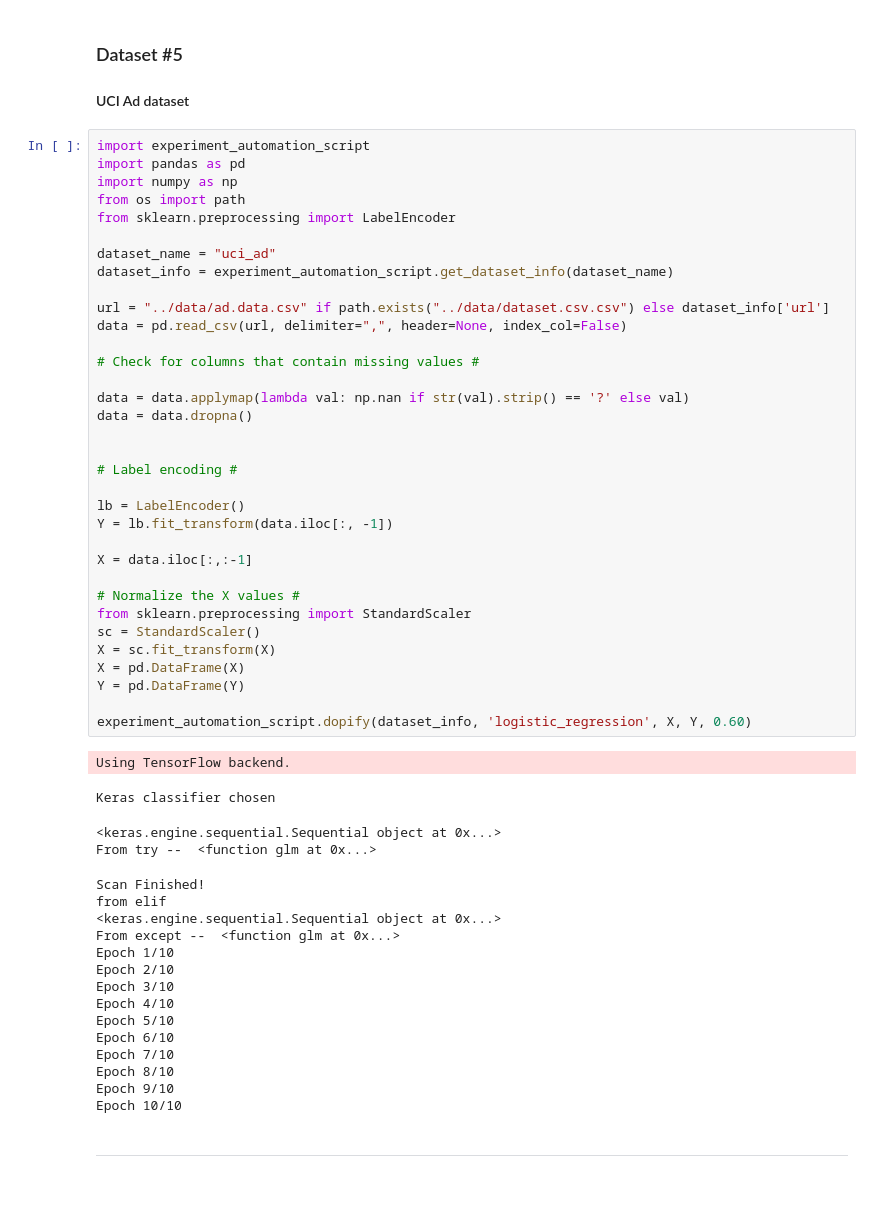
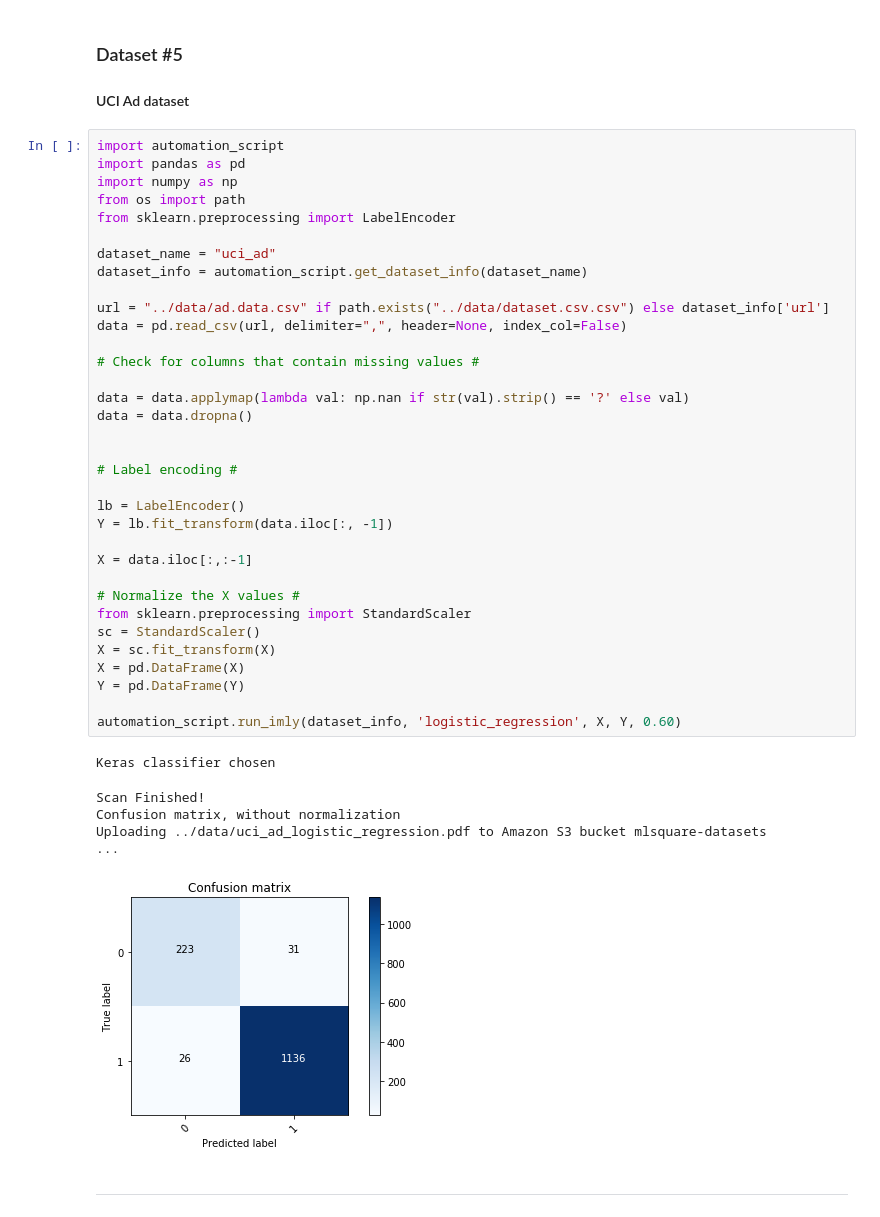
Before and after one commit to shakkeel1330/cook-imly, a Jupyter notebook: imly/experiment.ipynb, the cells around one changed output. Cells and saved outputs as stored; diff of their text form; blank space fills up the shorter version.

```diff
--- a/imly/experiment.ipynb
+++ b/imly/experiment.ipynb
@@ -240,58 +296,46 @@ Epoch 10/10
 
 #### UCI Ad dataset
 # %%
-import experiment_automation_script
+import automation_script
 import pandas as pd
 import numpy as np
 from os import path
 from sklearn.preprocessing import LabelEncoder
 
 dataset_name = "uci_ad"
-dataset_info = experiment_automation_script.get_dataset_info(dataset_name)
+dataset_info = automation_script.get_dataset_info(dataset_name)
 
 url = "../data/ad.data.csv" if path.exists("../data/dataset.csv.csv") else dataset_info['url']
 data = pd.read_csv(url, delimiter=",", header=None, index_col=False)
 
 # Check for columns that contain missing values #
 
 data = data.applymap(lambda val: np.nan if str(val).strip() == '?' else val)
 data = data.dropna()
 
 
 # Label encoding #
 
 lb = LabelEncoder()
 Y = lb.fit_transform(data.iloc[:, -1])
 
 X = data.iloc[:,:-1]
 
 # Normalize the X values #
 from sklearn.preprocessing import StandardScaler
 sc = StandardScaler()
 X = sc.fit_transform(X)
 X = pd.DataFrame(X)
 Y = pd.DataFrame(Y)
 
-experiment_automation_script.dopify(dataset_info, 'logistic_regression', X, Y, 0.60)
+automation_script.run_imly(dataset_info, 'logistic_regression', X, Y, 0.60)
 # %% [output]
-Using TensorFlow backend.
+Keras classifier chosen
-Keras classifier chosen
+Scan Finished!
+Confusion matrix, without normalization
+Uploading ../data/uci_ad_logistic_regression.pdf to Amazon S3 bucket mlsquare-datasets
+...
-<keras.engine.sequential.Sequential object at 0x...>
-From try --  <function glm at 0x...>
-Scan Finished!
-from elif
-<keras.engine.sequential.Sequential object at 0x...>
-From except --  <function glm at 0x...>
-Epoch 1/10
-Epoch 2/10
-Epoch 3/10
-Epoch 4/10
-Epoch 5/10
-Epoch 6/10
-Epoch 7/10
-Epoch 8/10
-Epoch 9/10
-Epoch 10/10
+[figure, added]
 # %% [markdown]
 ---
 # %% [markdown]
```
Also changed, not shown: parts of 30 cells of this notebook, 6 other files.
